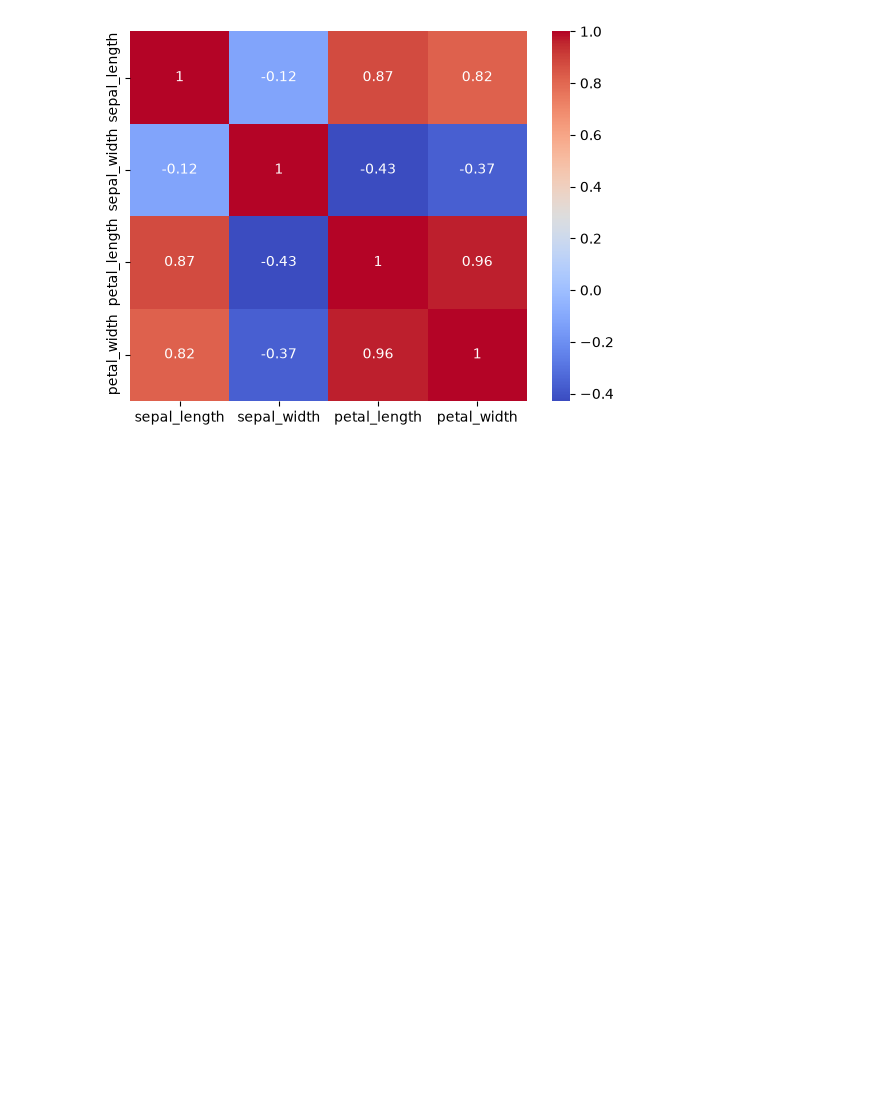
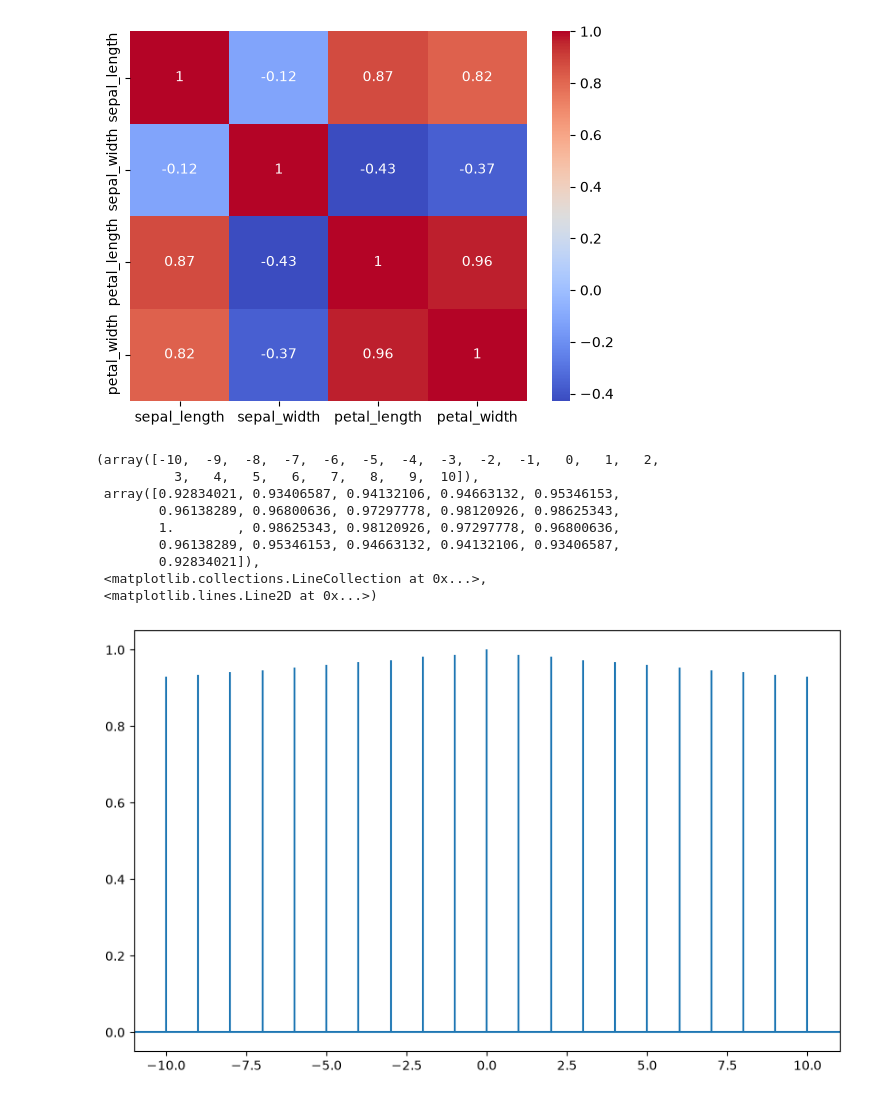
Before and after one commit to kahunde-Elizabeth/Internship, a Jupyter notebook: iris.ipynb, the cells around one changed output. Cells and saved outputs as stored; diff of their text form; code cells hidden in the pictures; blank space fills up the shorter version.

```diff
--- a/iris.ipynb
+++ b/iris.ipynb
@@ -105,3 +105,17 @@ sns.heatmap(cont_data.corr(), annot=True, cmap='coolwarm')
 # %% [output]
 <Axes: >
 [figure]
+# %%
+plt.figure(figsize=(10,6))
+plt.acorr(cont_data['sepal_length'], maxlags=10)
+# %% [output]
+(array([-10,  -9,  -8,  -7,  -6,  -5,  -4,  -3,  -2,  -1,   0,   1,   2,
+          3,   4,   5,   6,   7,   8,   9,  10]),
+ array([0.92834021, 0.93406587, 0.94132106, 0.94663132, 0.95346153,
+        0.96138289, 0.96800636, 0.97297778, 0.98120926, 0.98625343,
+        1.        , 0.98625343, 0.98120926, 0.97297778, 0.96800636,
+        0.96138289, 0.95346153, 0.94663132, 0.94132106, 0.93406587,
+        0.92834021]),
+ <matplotlib.collections.LineCollection at 0x...>,
+ <matplotlib.lines.Line2D at 0x...>)
+[figure, added]
```
Also changed, not shown: 2 other files.
